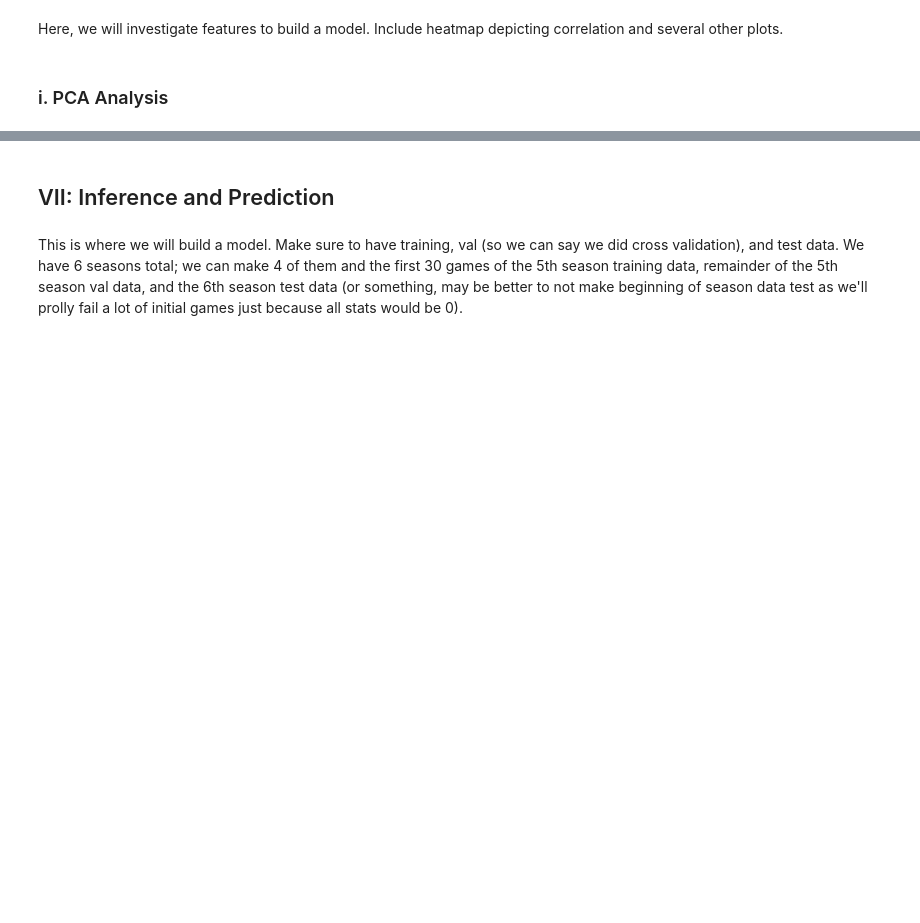
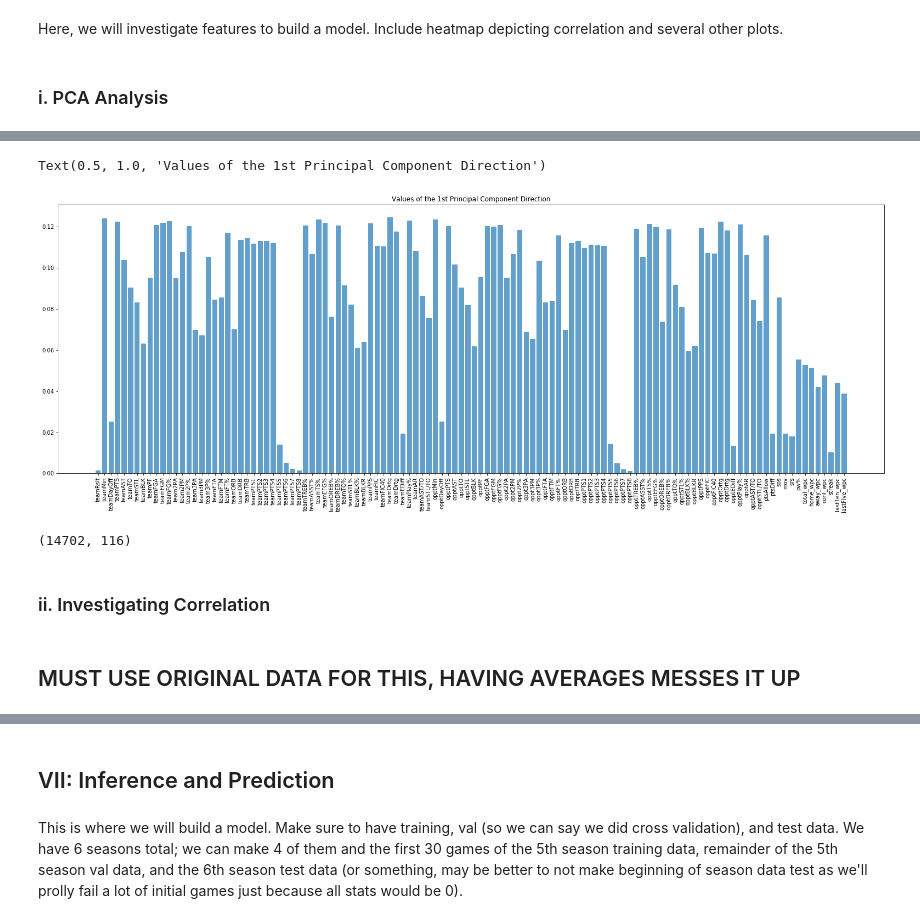
Before and after one commit to prashmalyala/ds100final, a Jupyter notebook: final.ipynb, the cells around one changed output, grey strips where cells are left out. Drawn from its saved outputs; the diff is of its cells as text; code cells hidden in the pictures; blank space fills up the shorter version.

```diff
--- a/final.ipynb
+++ b/final.ipynb
@@ -327,0 +543,21 @@ Here, we will investigate features to build a model. Include heatmap depicting c
+# %%
+def plot_pc(col_names, vt, k):
+    plt.bar(col_names, vt[k, :], alpha=0.7)
+    plt.xticks(col_names, rotation=90);
+# %%
+tbs_col_names = tbs_numbers.columns
+
+with plt.rc_context({"figure.figsize": (27, 9)}):
+    plot_pc(tbs_col_names, vt, 0);
+plt.title('Values of the 1st Principal Component Direction')
+# %% [output]
+Text(0.5, 1.0, 'Values of the 1st Principal Component Direction')
+[figure, added]
+# %%
+pc_matrix.shape
+# %% [output]
+(14702, 116)
+# %% [markdown]
+### ii. Investigating Correlation
+# %% [markdown]
+## MUST USE ORIGINAL DATA FOR THIS, HAVING AVERAGES MESSES IT UP
```
Also changed, not shown: parts of 54 cells of this notebook.
